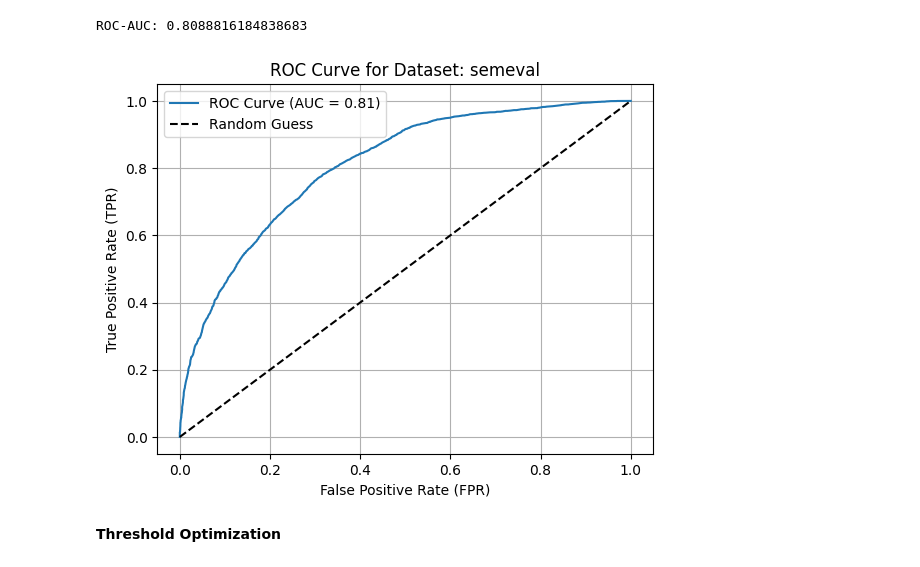
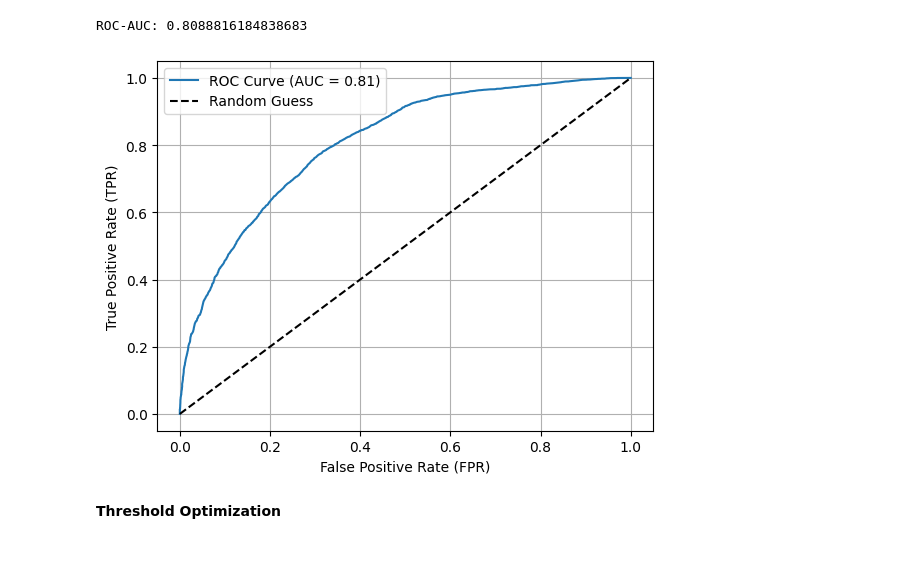
Before and after one commit to HASKI-RAK/paper, a Jupyter notebook: NodeGradeEvaluation/benchmark_results_analysis/main.ipynb, the cells around one changed output. Cells and saved outputs as stored; diff of their text form; code cells hidden in the pictures.

```diff
--- a/NodeGradeEvaluation/benchmark_results_analysis/main.ipynb
+++ b/NodeGradeEvaluation/benchmark_results_analysis/main.ipynb
@@ -1370,20 +1373,20 @@ ROC-AUC: 0.8088816184838683
 # %%
 # Plot ROC-Curve
 fpr, tpr, thresholds = roc_curve(human_scores, model_score_original)
 plt.figure()
 plt.plot(fpr, tpr, label=f'ROC Curve (AUC = {formal_results[alias]['ROC_AUC']:.2f})')
 plt.plot([0, 1], [0, 1], 'k--', label='Random Guess')
 plt.xlabel('False Positive Rate (FPR)')
 plt.ylabel('True Positive Rate (TPR)')
-plt.title(f'ROC Curve for Dataset: {alias}')
+plt.title('')#(f'ROC Curve for Dataset: {alias}')
 plt.legend(loc='best')
 plt.grid()
 filename = 'SemEval_roc_curve'
 plt.savefig(f"./exports/{filename}.png")
 tikzplotlib.save(f"./exports/{filename}.tex")
 plt.show()
 # %% [output]
-[figure, old version]
+[figure, new version]
 # %% [markdown]
 __Threshold Optimization__
 # %%
```
Also changed, not shown: parts of 10 cells of this notebook, 3 other files.
